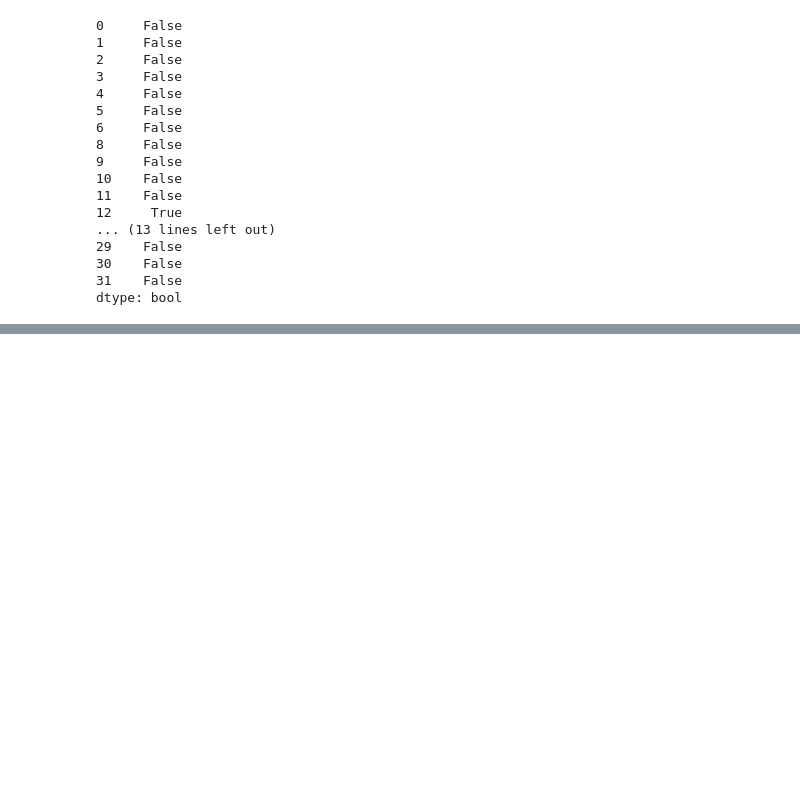
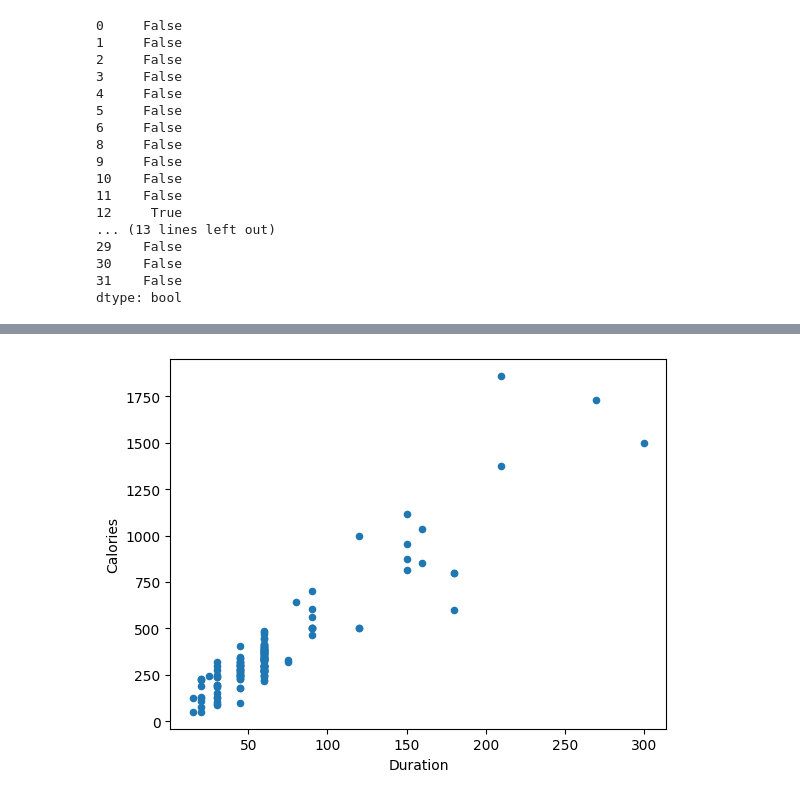
Before and after one commit to Krriisshna/InternshipBharatSkillz, a Jupyter notebook: DataAnalysis/Libraries.ipynb, the cells around one changed output, grey strips where cells are left out. Saved outputs shown, nothing was run; the diff lists cells and outputs as text; code cells hidden in the pictures; blank space fills up the shorter version.

```diff
--- a/DataAnalysis/Libraries.ipynb
+++ b/DataAnalysis/Libraries.ipynb
@@ -432,0 +452,6 @@ dtale.show(df)
+# %%
+#Scatter Plot
+df.plot(kind = 'scatter', x = 'Duration', y = "Calories")
+plt.show()
+# %% [output]
+[figure, added]
```
Also changed, not shown: parts of 5 cells of this notebook.
